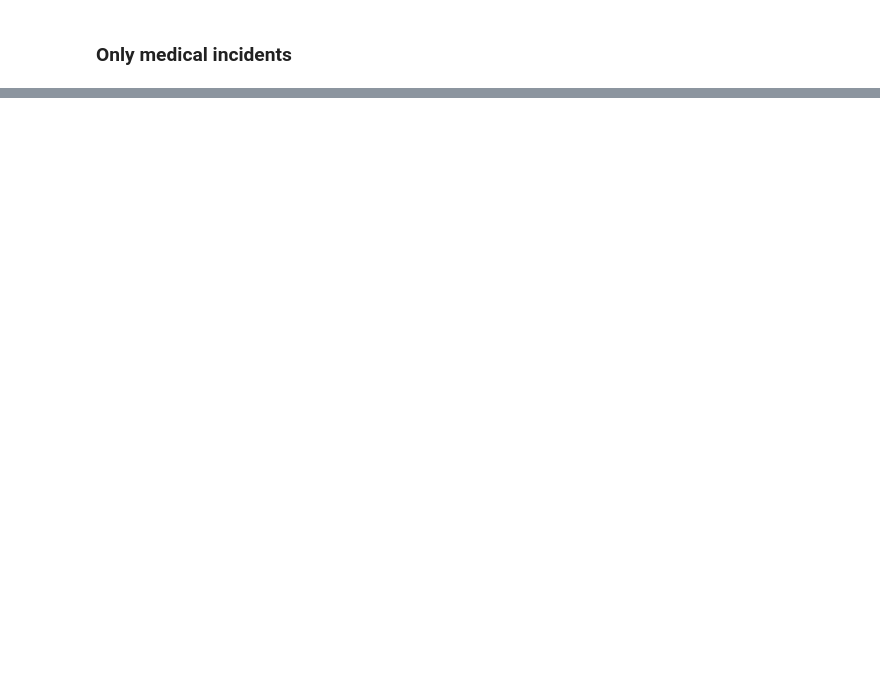
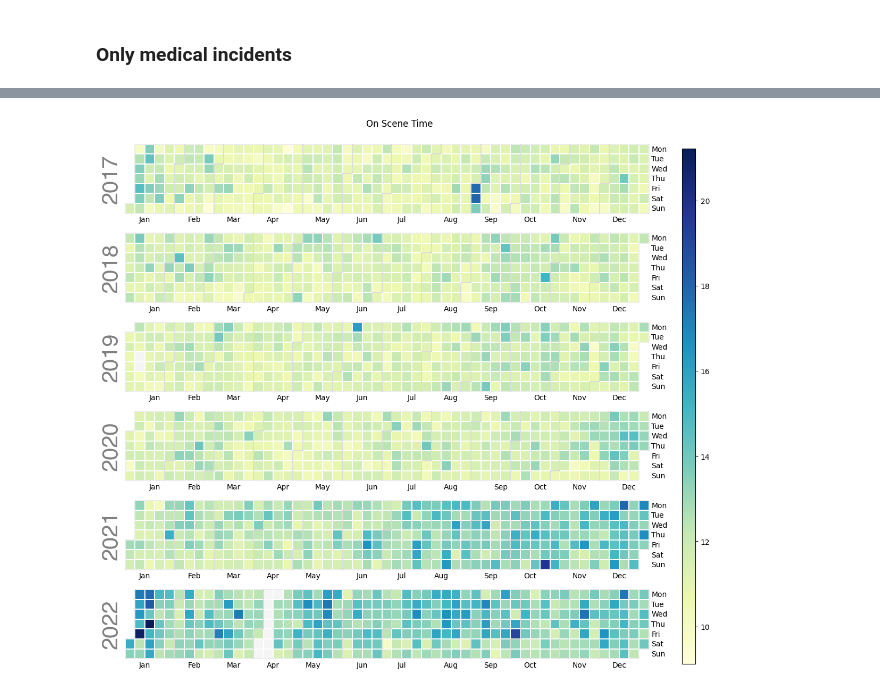
Before and after one commit to signyk/socialdataanalysis, a Jupyter notebook: finalProject.ipynb, the cells around one changed output, grey strips where cells are left out. Saved outputs shown, nothing was run; the diff lists cells and outputs as text; code cells hidden in the pictures; blank space fills up the shorter version.

```diff
--- a/finalProject.ipynb
+++ b/finalProject.ipynb
@@ -151,0 +169,11 @@ show(p)
+# %%
+# Cal plot of the average response time by call type over the years and months
+p = make_cal_plot(
+    dat=dat,
+    filter_call_types=["Medical Incident"],
+    filter_years=range(2017, 2023),
+    column_name="on_scene_time",
+)
+p.show()
+# %% [output]
+[figure, added]
```
Also changed, not shown: parts of 28 cells of this notebook, 4 other files.
